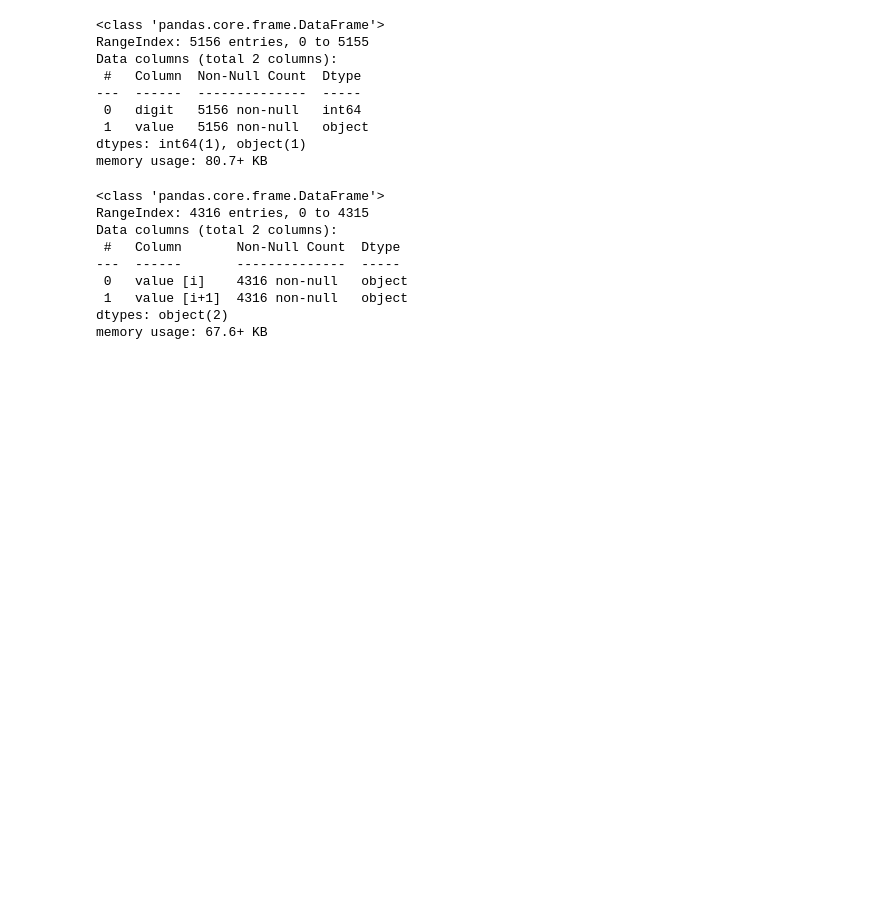
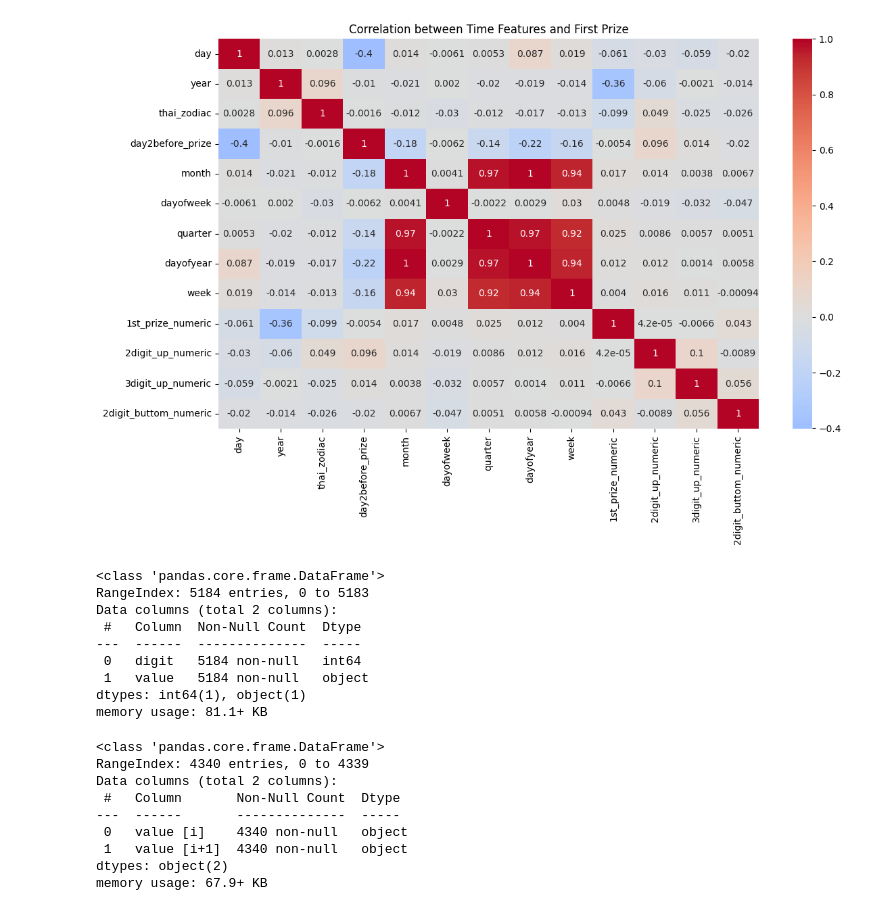
Before and after one commit to tangnatta/AUT461-Thai-Lottery-2025, a Jupyter notebook: eda.ipynb, the cells around one changed output. Cells and saved outputs as stored; diff of their text form; code cells hidden in the pictures; blank space fills up the shorter version.

```diff
--- a/eda.ipynb
+++ b/eda.ipynb
@@ -25,35 +152,65 @@ memory usage: 72.3+ KB
+# %%
+# Extract time features
+df_time = df.copy()
+df_time['year'] = df_time['date'].dt.year
+df_time['month'] = df_time['date'].dt.month
+df_time['day'] = df_time['date'].dt.day
+df_time['dayofweek'] = df_time['date'].dt.dayofweek
+df_time['quarter'] = df_time['date'].dt.quarter
+df_time['dayofyear'] = df_time['date'].dt.dayofyear
+df_time['week'] = df_time['date'].dt.isocalendar().week
+df_time['thai_zodiac'] = df_time['thai_zodiac'].astype('category').cat.codes
+
+# Convert first prize to numeric values for correlation
+df_time['1st_prize_numeric'] = df_time['1st_prize'].astype(int)
+# Convert prize digits to numeric for correlation analysis
+df_time['2digit_up_numeric'] = df_time['2digit_up'].astype(int)
+df_time['3digit_up_numeric'] = df_time['3digit_up'].astype(int)
+df_time['2digit_buttom_numeric'] = df_time['2digit_buttom'].astype(int)
+
+# Calculate correlations
+# {'pearson', 'kendall', 'spearman'}
+correlation_matrix = df_time.corr(numeric_only=True, method='spearman')
+
+# Plot correlation matrix
+plt.figure(figsize=(12, 8))
+sns.heatmap(correlation_matrix, annot=True, cmap='coolwarm', center=0)
+plt.title('Correlation between Time Features and First Prize')
+plt.tight_layout()
+# %% [output]
+[figure, added]
 # %%
 import pandas as pd
 
-df_1prize = pd.DataFrame(df['รางวัลที่1'].apply(lambda x: [{"digit":i+1,"value":digit} for i, digit in enumerate(x)]).explode().reset_index(drop=True).to_list())
+df_1prize = pd.DataFrame(df['1st_prize'].apply(lambda x: [{"digit":i+1,"value":digit} for i, digit in enumerate(x)]).explode().reset_index(drop=True).to_list())
 df_1prize.info()
 # %% [output]
 <class 'pandas.core.frame.DataFrame'>
-RangeIndex: 5156 entries, 0 to 5155
+RangeIndex: 5184 entries, 0 to 5183
 Data columns (total 2 columns):
  #   Column  Non-Null Count  Dtype
 ---  ------  --------------  -----
- 0   digit   5156 non-null   int64
- 1   value   5156 non-null   object
+ 0   digit   5184 non-null   int64
+ 1   value   5184 non-null   object
 dtypes: int64(1), object(1)
-memory usage: 80.7+ KB
+memory usage: 81.1+ KB
 # %%
 df_1prize.groupby('digit')['value'].value_counts().sort_values(ascending=False).reset_index().to_csv('1prize_digit_value_counts.csv', index=False, header=False)
 # %%
 
-df_1prize = pd.DataFrame(df['รางวัลที่1'].apply(lambda x: [
+df_1prize = pd.DataFrame(df['1st_prize'].apply(lambda x: [
                          {"value [i]": x[i], "value [i+1]": x[i+1]} for i in range(len(x)-1)]).explode().reset_index(drop=True).to_list())
 df_1prize.info()
 # %% [output]
 <class 'pandas.core.frame.DataFrame'>
-RangeIndex: 4316 entries, 0 to 4315
+RangeIndex: 4340 entries, 0 to 4339
 Data columns (total 2 columns):
  #   Column       Non-Null Count  Dtype
 ---  ------       --------------  -----
- 0   value [i]    4316 non-null   object
- 1   value [i+1]  4316 non-null   object
+ 0   value [i]    4340 non-null   object
+ 1   value [i+1]  4340 non-null   object
 dtypes: object(2)
-memory usage: 67.6+ KB
+memory usage: 67.9+ KB
 # %%
 df_1prize.groupby('value [i]')['value [i+1]'].value_counts().sort_values(ascending=False).reset_index(
 ).to_csv('1prize_what_next.csv', index=False, header=False)
```
Also changed, not shown: parts of 10 cells of this notebook, 7 other files.
